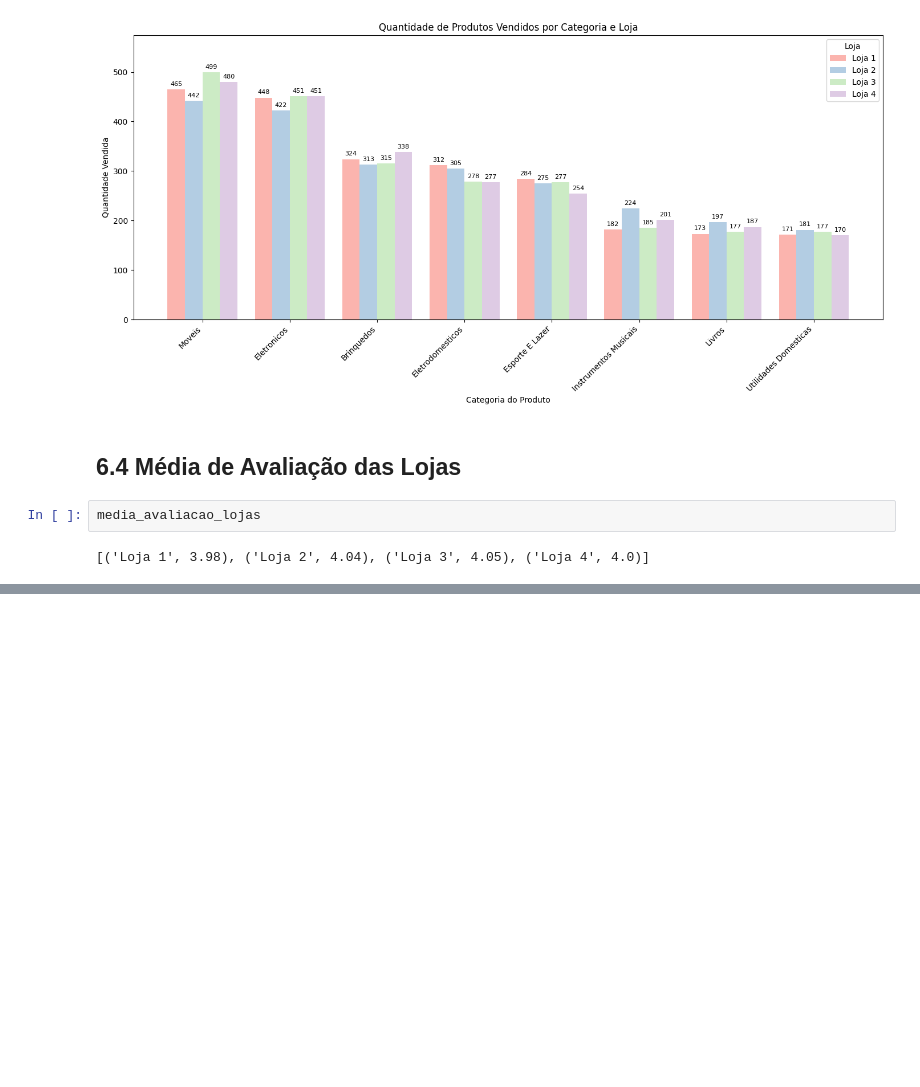
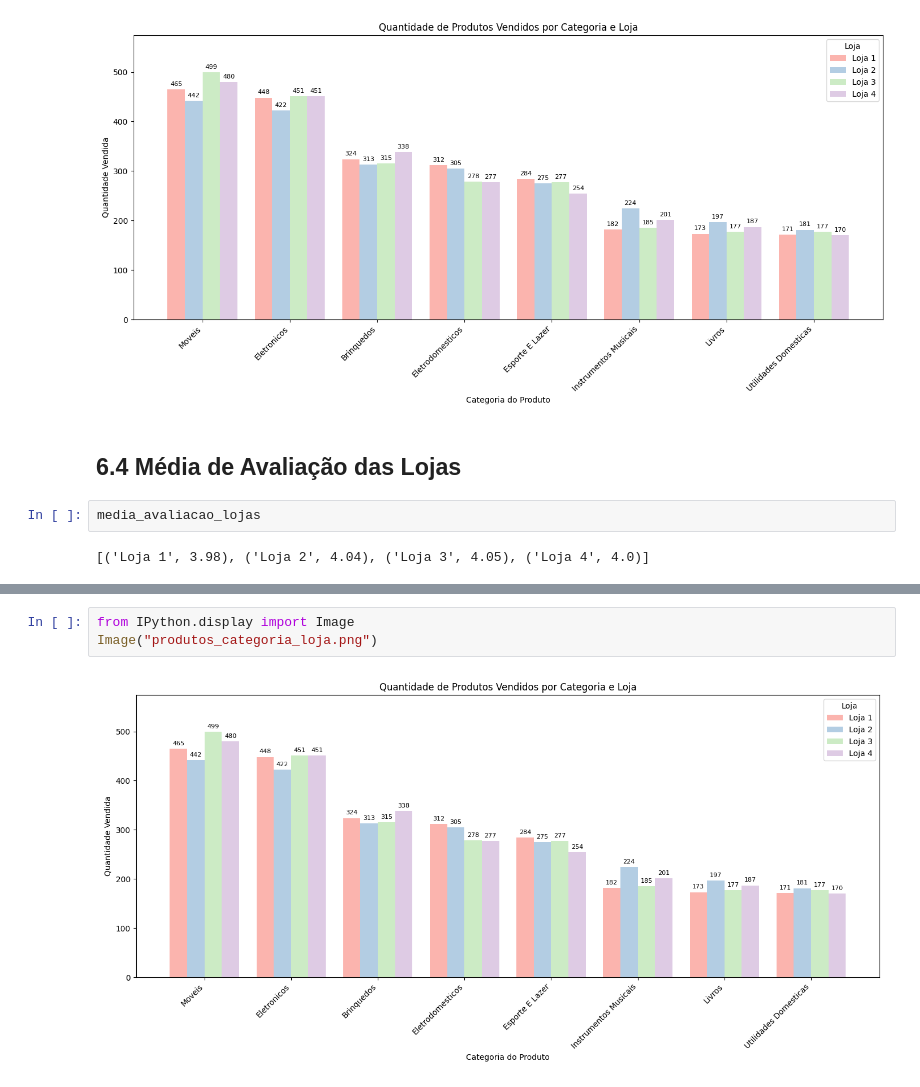
Before and after one commit to rodrigosergiosilva/challenge-alura-store, a Jupyter notebook: AluraStoreBr.ipynb, the cells around one changed output, grey strips where cells are left out. Drawn from its saved outputs; the diff is of its cells as text; blank space fills up the shorter version.

```diff
--- a/AluraStoreBr.ipynb
+++ b/AluraStoreBr.ipynb
@@ -393,0 +446,5 @@ plt.show()
+# %%
+from IPython.display import Image
+Image("produtos_categoria_loja.png")
+# %% [output]
+[figure, added]
```
Also changed, not shown: parts of 14 cells of this notebook.
